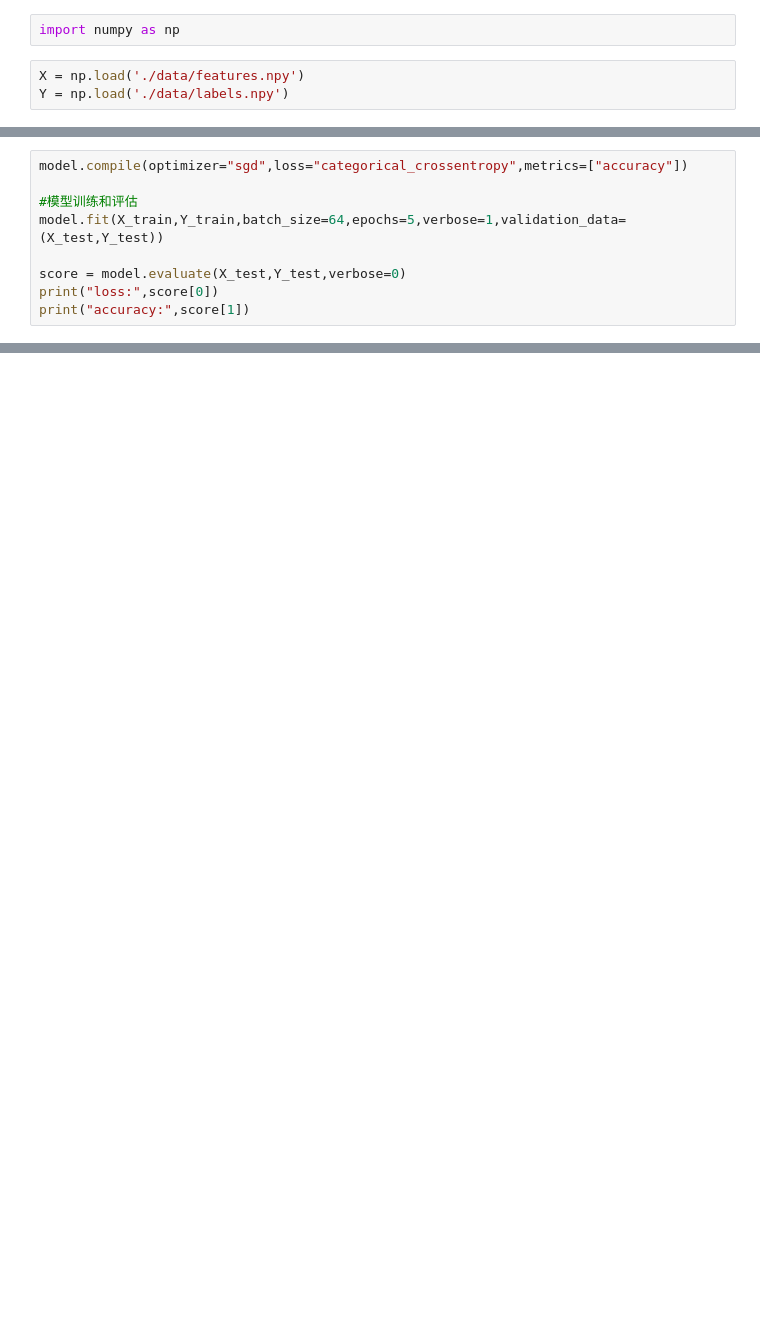
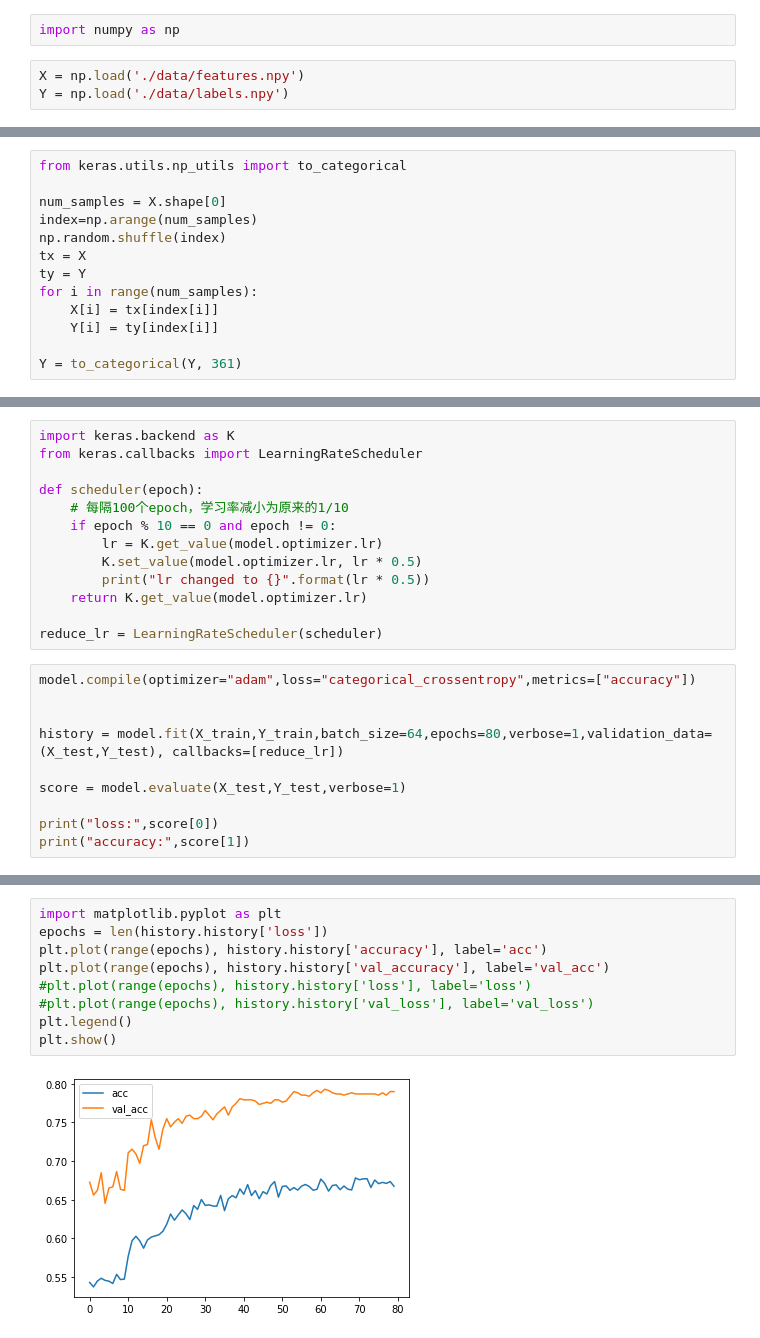
Before and after one commit to lwqqq/UmiGo, a Jupyter notebook: test.ipynb, the cells around one changed output, grey strips where cells are left out. Cells and saved outputs as stored; diff of their text form; blank space fills up the shorter version.

```diff
--- a/test.ipynb
+++ b/test.ipynb
@@ -11,0 +6,13 @@ X.shape
+# %%
+from keras.utils.np_utils import to_categorical
+
+num_samples = X.shape[0]
+index=np.arange(num_samples)
+np.random.shuffle(index)
+tx = X
+ty = Y
+for i in range(num_samples):
+    X[i] = tx[index[i]]
+    Y[i] = ty[index[i]]
+
+Y = to_categorical(Y, 361)
@@ -66,12 +70,26 @@ Trainable params: 5,565,177
 Non-trainable params: 0
 _________________________________________________________________
+# %%
+import keras.backend as K
+from keras.callbacks import LearningRateScheduler
+
+def scheduler(epoch):
+    # 每隔100个epoch，学习率减小为原来的1/10
+    if epoch % 10 == 0 and epoch != 0:
+        lr = K.get_value(model.optimizer.lr)
+        K.set_value(model.optimizer.lr, lr * 0.5)
+        print("lr changed to {}".format(lr * 0.5))
+    return K.get_value(model.optimizer.lr)
+
+reduce_lr = LearningRateScheduler(scheduler)
 # %%
-model.compile(optimizer="sgd",loss="categorical_crossentropy",metrics=["accuracy"])
+model.compile(optimizer="adam",loss="categorical_crossentropy",metrics=["accuracy"])
 
-#模型训练和评估
-model.fit(X_train,Y_train,batch_size=64,epochs=5,verbose=1,validation_data=(X_test,Y_test))
 
-score = model.evaluate(X_test,Y_test,verbose=0)
+history = model.fit(X_train,Y_train,batch_size=64,epochs=80,verbose=1,validation_data=(X_test,Y_test), callbacks=[reduce_lr])
+
+score = model.evaluate(X_test,Y_test,verbose=1)
+
 print("loss:",score[0])
 print("accuracy:",score[1])
 # %% [output]
@@ -82,0 +113,11 @@ ValueError: in user code:
+# %%
+import matplotlib.pyplot as plt
+epochs = len(history.history['loss'])
+plt.plot(range(epochs), history.history['accuracy'], label='acc')
+plt.plot(range(epochs), history.history['val_accuracy'], label='val_acc')
+#plt.plot(range(epochs), history.history['loss'], label='loss')
+#plt.plot(range(epochs), history.history['val_loss'], label='val_loss')
+plt.legend()
+plt.show()
+# %% [output]
+[figure, added]
```
Also changed, not shown: parts of 6 cells of this notebook, 2 other files.
